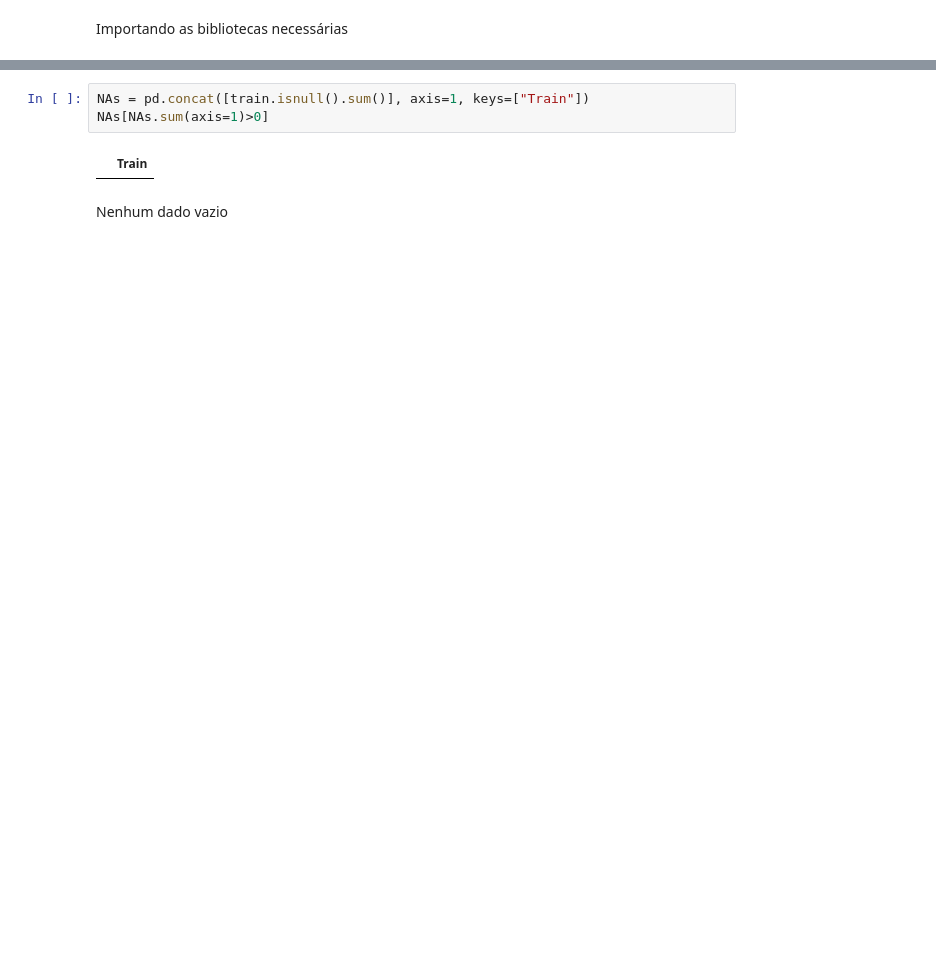
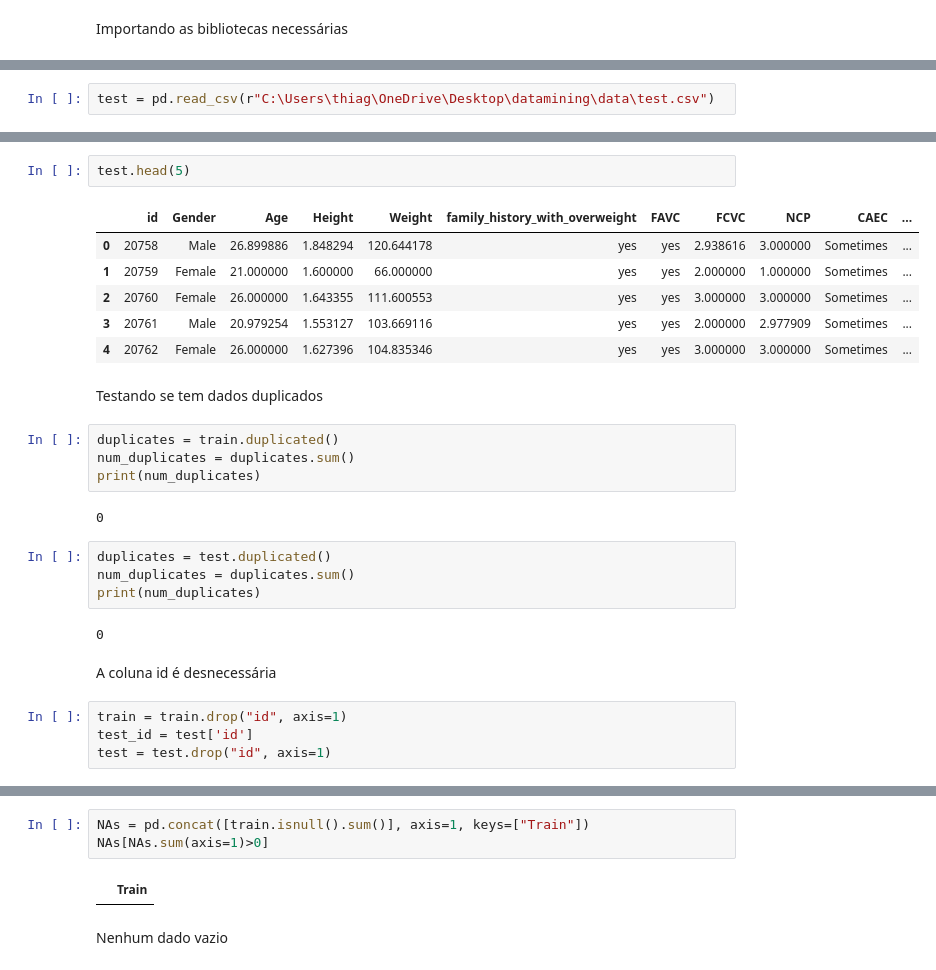
Before and after one commit to thiagomout/datamining, a Jupyter notebook: obesity_risk_random_forest.ipynb, the cells around one changed output, grey strips where cells are left out. Saved outputs shown, nothing was run; the diff lists cells and outputs as text; blank space fills up the shorter version.

```diff
--- a/obesity_risk_random_forest.ipynb
+++ b/obesity_risk_random_forest.ipynb
@@ -14,0 +21,2 @@ print(train.shape)
+# %%
+test = pd.read_csv(r"C:\Users\thiag\OneDrive\Desktop\datamining\data\test.csv")
@@ -15 +32,30 @@ print(train.shape)
+# %%
+test.head(5)
+# %% [output]
+|  | id | Gender | Age | Height | Weight | family_history_with_overweight | FAVC | FCVC | NCP | CAEC | ... |
+| 0 | 20758 | Male | 26.899886 | 1.848294 | 120.644178 | yes | yes | 2.938616 | 3.000000 | Sometimes | ... |
+| 1 | 20759 | Female | 21.000000 | 1.600000 | 66.000000 | yes | yes | 2.000000 | 1.000000 | Sometimes | ... |
+| 2 | 20760 | Female | 26.000000 | 1.643355 | 111.600553 | yes | yes | 3.000000 | 3.000000 | Sometimes | ... |
+| 3 | 20761 | Male | 20.979254 | 1.553127 | 103.669116 | yes | yes | 2.000000 | 2.977909 | Sometimes | ... |
+| 4 | 20762 | Female | 26.000000 | 1.627396 | 104.835346 | yes | yes | 3.000000 | 3.000000 | Sometimes | ... |
+# %% [markdown]
+Testando se tem dados duplicados
+# %%
+duplicates = train.duplicated()
+num_duplicates = duplicates.sum()
+print(num_duplicates)
+# %% [output]
+0
+# %%
+duplicates = test.duplicated()
+num_duplicates = duplicates.sum()
+print(num_duplicates)
+# %% [output]
+0
+# %% [markdown]
+A coluna id é desnecessária
+# %%
+train = train.drop("id", axis=1)
+test_id = test['id']
+test = test.drop("id", axis=1)
 # %% [markdown]
```
Also changed, not shown: parts of 77 cells of this notebook.
